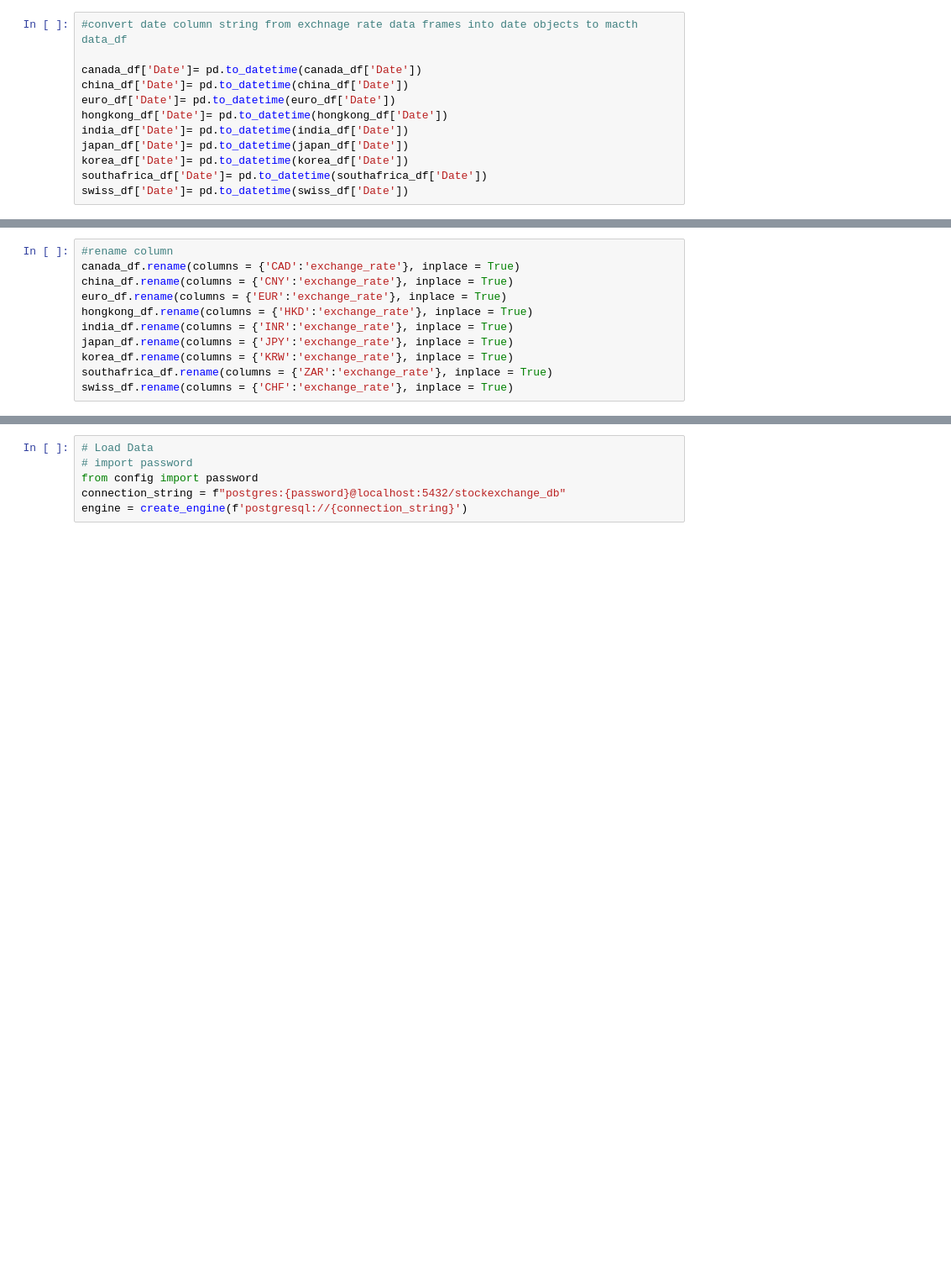
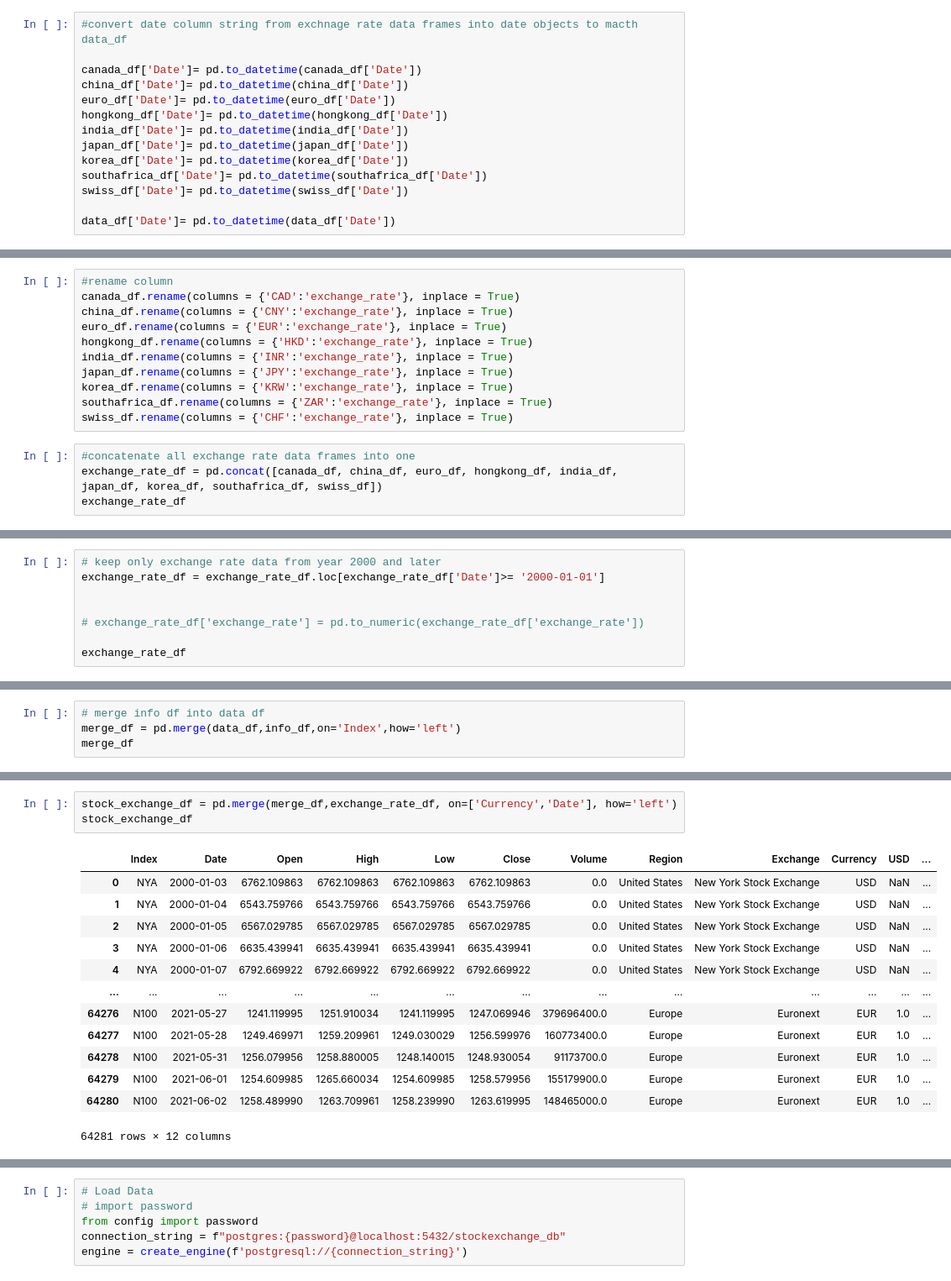
Before and after one commit to lmarksman/TeamProject2, a Jupyter notebook: main-process.ipynb, the cells around one changed output, grey strips where cells are left out. Shown at 84% size. Cells and saved outputs as stored; diff of their text form; blank space fills up the shorter version.

```diff
--- a/main-process.ipynb
+++ b/main-process.ipynb
@@ -54,6 +60,8 @@ japan_df['Date']= pd.to_datetime(japan_df['Date'])
 korea_df['Date']= pd.to_datetime(korea_df['Date'])
 southafrica_df['Date']= pd.to_datetime(southafrica_df['Date'])
 swiss_df['Date']= pd.to_datetime(swiss_df['Date'])
+
+data_df['Date']= pd.to_datetime(data_df['Date'])
 # %%
 #add column for currency type to merge on later
 canada_df['Currency']= 'CAD'
@@ -83,3 +84,7 @@ japan_df.rename(columns = {'JPY':'exchange_rate'}, inplace = True)
 korea_df.rename(columns = {'KRW':'exchange_rate'}, inplace = True)
 southafrica_df.rename(columns = {'ZAR':'exchange_rate'}, inplace = True)
 swiss_df.rename(columns = {'CHF':'exchange_rate'}, inplace = True)
+# %%
+#concatenate all exchange rate data frames into one
+exchange_rate_df = pd.concat([canada_df, china_df, euro_df, hongkong_df, india_df, japan_df, korea_df, southafrica_df, swiss_df])
+exchange_rate_df
@@ -85,0 +113,8 @@ swiss_df.rename(columns = {'CHF':'exchange_rate'}, inplace = True)
+# %%
+# keep only exchange rate data from year 2000 and later
+exchange_rate_df = exchange_rate_df.loc[exchange_rate_df['Date']>= '2000-01-01']
+
+
+# exchange_rate_df['exchange_rate'] = pd.to_numeric(exchange_rate_df['exchange_rate'])
+
+exchange_rate_df
@@ -85,0 +135,4 @@ swiss_df.rename(columns = {'CHF':'exchange_rate'}, inplace = True)
+# %%
+# merge info df into data df
+merge_df = pd.merge(data_df,info_df,on='Index',how='left')
+merge_df
@@ -85,0 +153,17 @@ swiss_df.rename(columns = {'CHF':'exchange_rate'}, inplace = True)
+# %%
+stock_exchange_df = pd.merge(merge_df,exchange_rate_df, on=['Currency','Date'], how='left')
+stock_exchange_df
+# %% [output]
+|  | Index | Date | Open | High | Low | Close | Volume | Region | Exchange | Currency | USD | ... |
+| 0 | NYA | 2000-01-03 | 6762.109863 | 6762.109863 | 6762.109863 | 6762.109863 | 0.0 | United States | New York Stock Exchange | USD | NaN | ... |
+| 1 | NYA | 2000-01-04 | 6543.759766 | 6543.759766 | 6543.759766 | 6543.759766 | 0.0 | United States | New York Stock Exchange | USD | NaN | ... |
+| 2 | NYA | 2000-01-05 | 6567.029785 | 6567.029785 | 6567.029785 | 6567.029785 | 0.0 | United States | New York Stock Exchange | USD | NaN | ... |
+| 3 | NYA | 2000-01-06 | 6635.439941 | 6635.439941 | 6635.439941 | 6635.439941 | 0.0 | United States | New York Stock Exchange | USD | NaN | ... |
+| 4 | NYA | 2000-01-07 | 6792.669922 | 6792.669922 | 6792.669922 | 6792.669922 | 0.0 | United States | New York Stock Exchange | USD | NaN | ... |
+| ... | ... | ... | ... | ... | ... | ... | ... | ... | ... | ... | ... | ... |
+| 64276 | N100 | 2021-05-27 | 1241.119995 | 1251.910034 | 1241.119995 | 1247.069946 | 379696400.0 | Europe | Euronext | EUR | 1.0 | ... |
+| 64277 | N100 | 2021-05-28 | 1249.469971 | 1259.209961 | 1249.030029 | 1256.599976 | 160773400.0 | Europe | Euronext | EUR | 1.0 | ... |
+| 64278 | N100 | 2021-05-31 | 1256.079956 | 1258.880005 | 1248.140015 | 1248.930054 | 91173700.0 | Europe | Euronext | EUR | 1.0 | ... |
+| 64279 | N100 | 2021-06-01 | 1254.609985 | 1265.660034 | 1254.609985 | 1258.579956 | 155179900.0 | Europe | Euronext | EUR | 1.0 | ... |
+| 64280 | N100 | 2021-06-02 | 1258.489990 | 1263.709961 | 1258.239990 | 1263.619995 | 148465000.0 | Europe | Euronext | EUR | 1.0 | ... |
+64281 rows × 12 columns
```
Also changed, not shown: parts of 9 cells of this notebook, 1 other file.
